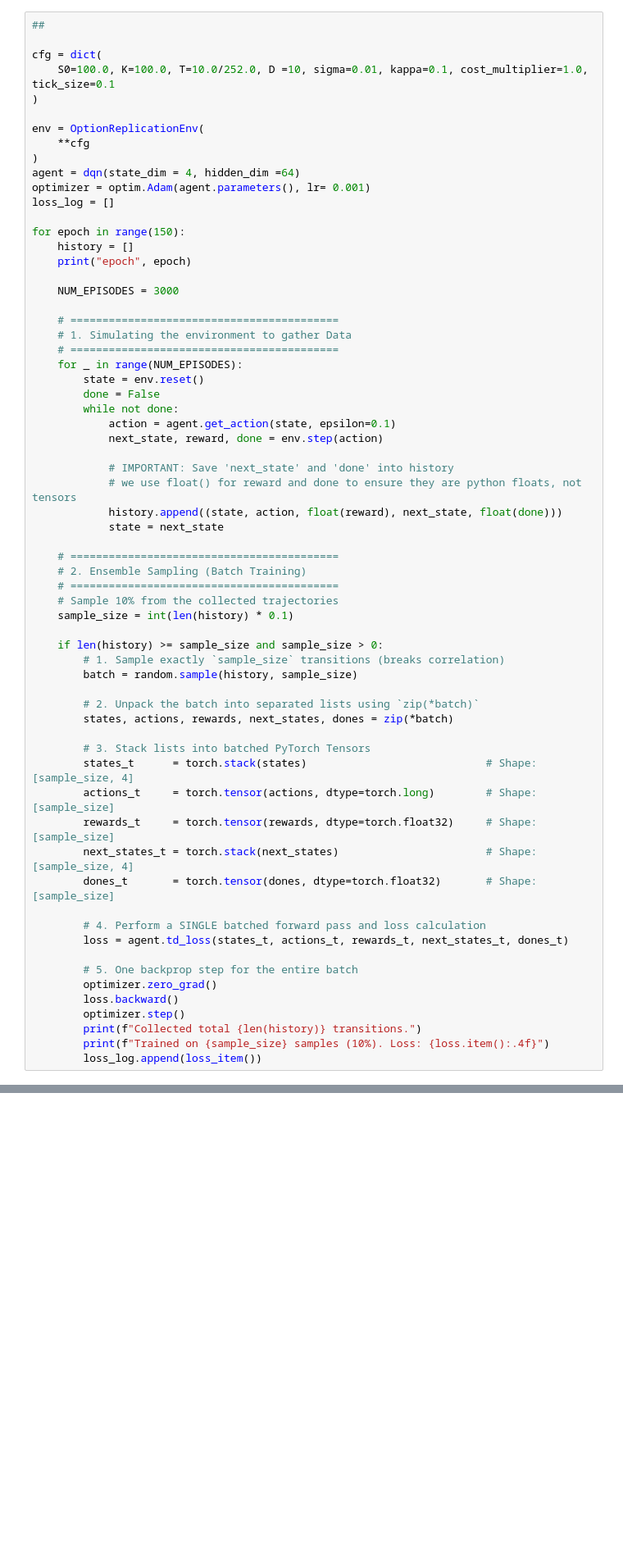
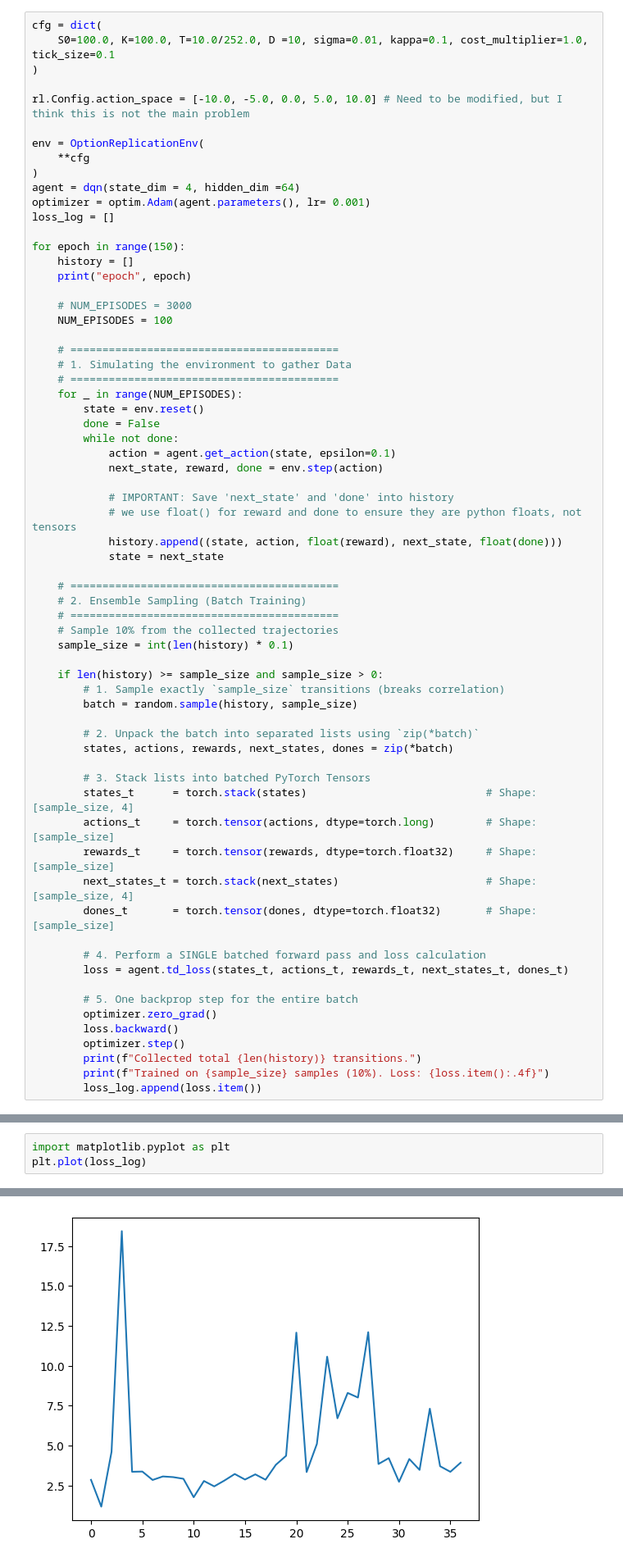
Before and after one commit to Thessal/derivatives, a Jupyter notebook: hedge/rl.ipynb, the cells around one changed output, grey strips where cells are left out. Shown at 82% size. Drawn from its saved outputs; the diff is of its cells as text; blank space fills up the shorter version.

```diff
--- a/hedge/rl.ipynb
+++ b/hedge/rl.ipynb
@@ -6,9 +13,9 @@ from rl import *
 # %%
-##
-
 cfg = dict(
     S0=100.0, K=100.0, T=10.0/252.0, D =10, sigma=0.01, kappa=0.1, cost_multiplier=1.0, tick_size=0.1
 )
+
+rl.Config.action_space = [-10.0, -5.0, 0.0, 5.0, 10.0] # Need to be modified, but I think this is not the main problem
 
 env = OptionReplicationEnv(
     **cfg
@@ -21,7 +28,8 @@ for epoch in range(150):
     history = []
     print("epoch", epoch)
 
-    NUM_EPISODES = 3000
+    # NUM_EPISODES = 3000
+    NUM_EPISODES = 100
 
     # ==========================================
     # 1. Simulating the environment to gather Data
@@ -67,4 +75,4 @@ for epoch in range(150):
         optimizer.step()
         print(f"Collected total {len(history)} transitions.")
         print(f"Trained on {sample_size} samples (10%). Loss: {loss.item():.4f}")
-        loss_log.append(loss_item())
+        loss_log.append(loss.item())
@@ -70,0 +98,4 @@ for epoch in range(150):
+# %%
+import matplotlib.pyplot as plt
+plt.plot(loss_log)
+# %% [output]
@@ -71,3 +103,4 @@ for epoch in range(150):
+[figure, added]
 # %%
 ss = []
 ps = []
```
Also changed, not shown: parts of 5 cells of this notebook, 3 other files.
